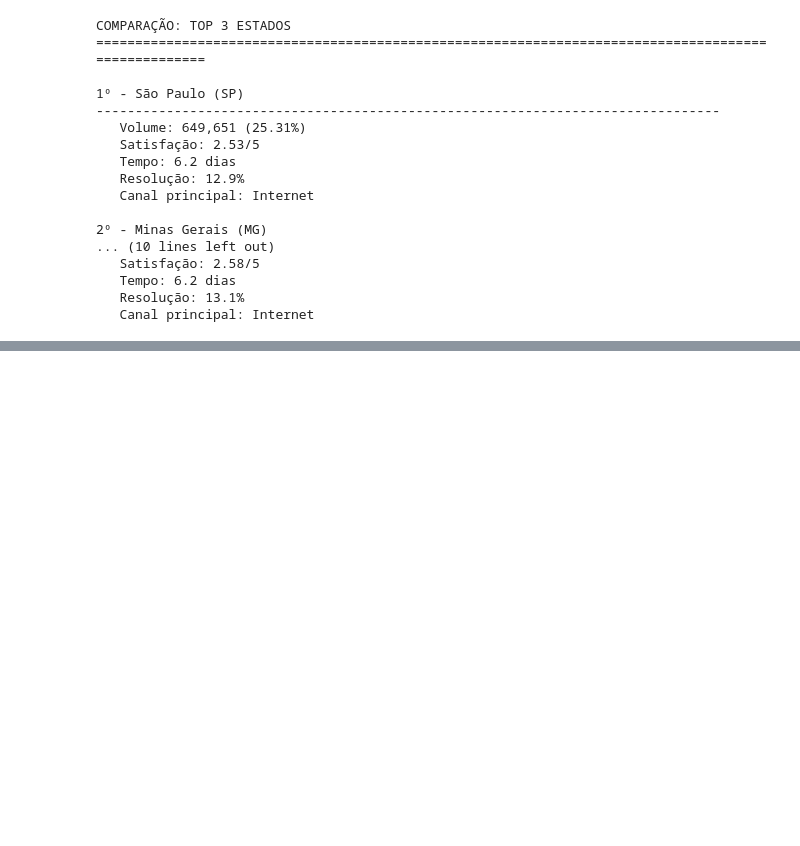
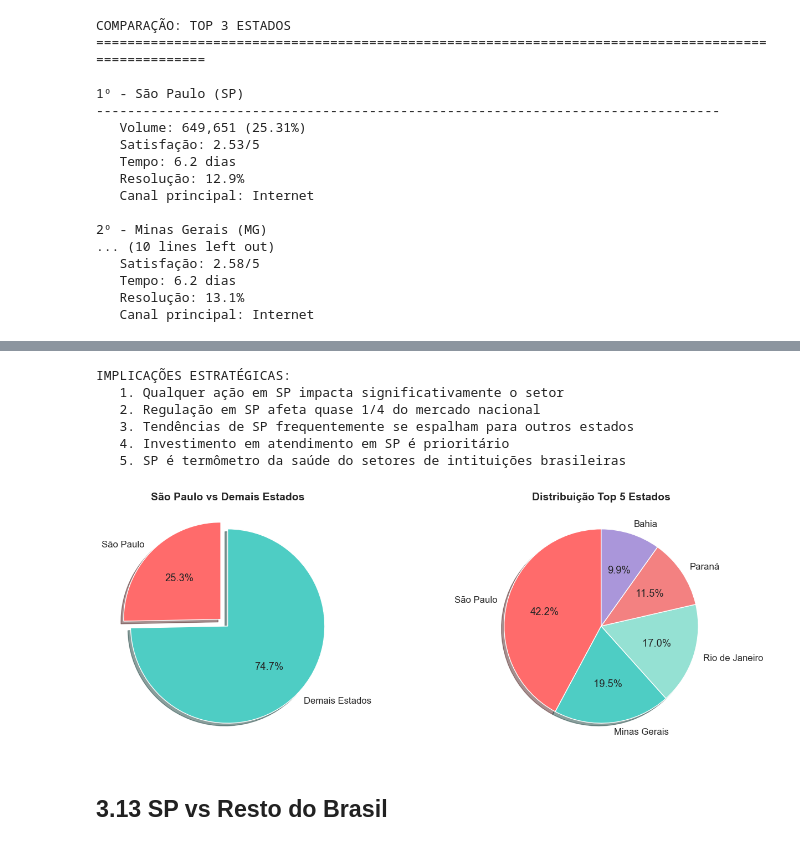
Before and after one commit to afloradda/projeto_mediacao_bancaria, a Jupyter notebook: analises/silver/notebooks_silver/01_perfil_consumidor.ipynb, the cells around one changed output, grey strips where cells are left out. Drawn from its saved outputs; the diff is of its cells as text; code cells hidden in the pictures; blank space fills up the shorter version.

```diff
--- a/analises/silver/notebooks_silver/01_perfil_consumidor.ipynb
+++ b/analises/silver/notebooks_silver/01_perfil_consumidor.ipynb
@@ -3025,0 +3348,10 @@ INSIGHTS E CONCLUSÕES:
+# %%
+print("VERIFICANDO TOP 5 ESTADOS:")
+print("-" * 60)
+
+top_estados_completo = df['UF'].value_counts().head(5)
+
+for posicao, (uf, total) in enumerate(top_estados_completo.items(), 1):
+    nome = estados_nomes.get(uf, uf)
+    pct = round((total / len(df) * 100), 2)
+    print(f"{posicao}º - {uf} ({nome:<20}): {total:>10,} ({pct:>5}%)")
@@ -3025,0 +3410,9 @@ INSIGHTS E CONCLUSÕES:
+# %%
+print(f"ANÁLISE DE DOMINÂNCIA:")
+soma_demais = len(df) - sp_total
+razao_sp_resto = round((sp_total / soma_demais) * 100, 1)
+
+print(f"   • SP sozinho vs resto do Brasil:")
+print(f"     - SP: {sp_total:,} ({sp_pct}%)")
+print(f"     - Demais 26 estados: {soma_demais:,} ({100-sp_pct}%)")
+print(f"   • SP representa {razao_sp_resto}% do volume dos outros estados")
@@ -3025,0 +3455,48 @@ INSIGHTS E CONCLUSÕES:
+# %%
+print(f"IMPLICAÇÕES ESTRATÉGICAS:")
+print(f"   1. Qualquer ação em SP impacta significativamente o setor")
+print(f"   2. Regulação em SP afeta quase 1/4 do mercado nacional")
+print(f"   3. Tendências de SP frequentemente se espalham para outros estados")
+print(f"   4. Investimento em atendimento em SP é prioritário")
+print(f"   5. SP é termômetro da saúde do setores de intituições brasileiras")
+# %% [output]
+IMPLICAÇÕES ESTRATÉGICAS:
+   1. Qualquer ação em SP impacta significativamente o setor
+   2. Regulação em SP afeta quase 1/4 do mercado nacional
+   3. Tendências de SP frequentemente se espalham para outros estados
+   4. Investimento em atendimento em SP é prioritário
+   5. SP é termômetro da saúde do setores de intituições brasileiras
+# %%
+# ============================================================================
+# CÉLULA 9: Visualização (OPCIONAL)
+# ============================================================================
+import matplotlib.pyplot as plt
+
+# Gráfico de Pizza: SP vs Resto
+fig, (ax1, ax2) = plt.subplots(1, 2, figsize=(14, 5))
+
+# Pizza 1: SP vs Resto
+labels_sp = ['São Paulo', 'Demais Estados']
+sizes_sp = [sp_total, soma_demais]
+colors_sp = ['#FF6B6B', '#4ECDC4']
+explode_sp = (0.1, 0)
+
+ax1.pie(sizes_sp, explode=explode_sp, labels=labels_sp, colors=colors_sp,
+        autopct='%1.1f%%', shadow=True, startangle=90)
+ax1.set_title('São Paulo vs Demais Estados', fontsize=14, fontweight='bold')
+
+# Pizza 2: Top 5
+top5_labels = [f"{estados_nomes.get(uf, uf)}" for uf in top_estados.head(5).index]
+top5_values = top_estados.head(5).values
+colors_top5 = ['#FF6B6B', '#4ECDC4', '#95E1D3', '#F38181', '#AA96DA']
+
+ax2.pie(top5_values, labels=top5_labels, colors=colors_top5,
+        autopct='%1.1f%%', shadow=True, startangle=90)
+ax2.set_title('Distribuição Top 5 Estados', fontsize=14, fontweight='bold')
+
+plt.tight_layout()
+plt.show()
+# %% [output]
+[figure, added]
+# %% [markdown]
+## 3.13 SP vs Resto do Brasil
```
Also changed, not shown: parts of 132 cells of this notebook.
